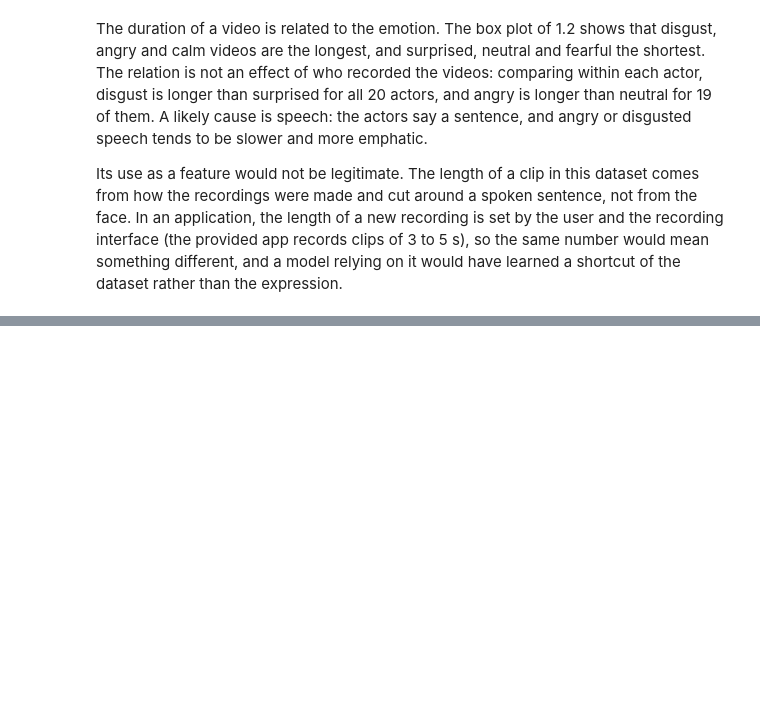
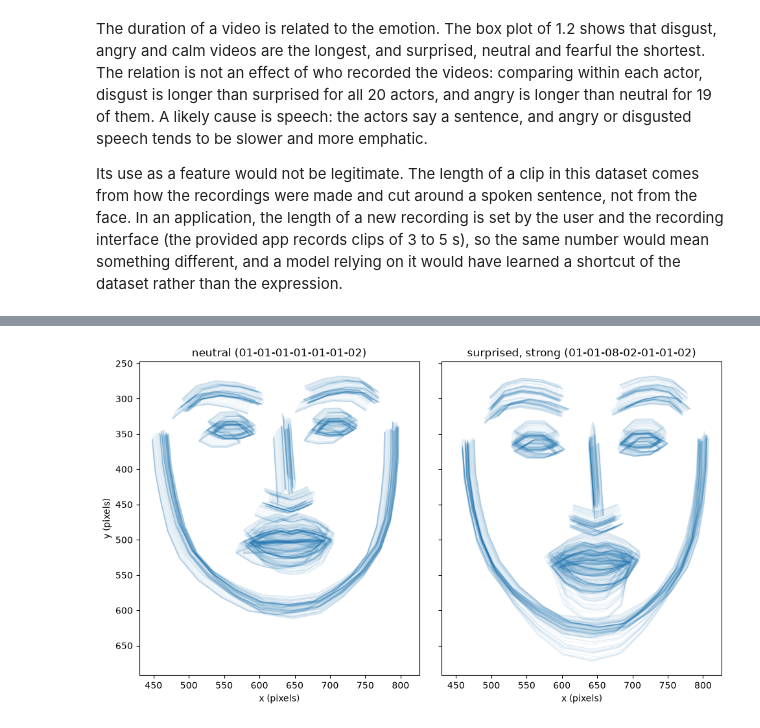
Before and after one commit to migasantunes/Emotion_Recognition, a Jupyter notebook: notebooks/01_data.ipynb, the cells around one changed output, grey strips where cells are left out. Drawn from its saved outputs; the diff is of its cells as text; code cells hidden in the pictures; blank space fills up the shorter version.

```diff
--- a/notebooks/01_data.ipynb
+++ b/notebooks/01_data.ipynb
@@ -135,0 +151,13 @@ Its use as a feature would not be legitimate. The length of a clip in this datas
+# %%
+fig, axes = plt.subplots(1, 2, figsize=(10, 5.5), sharex=True, sharey=True)
+
+for ax, video_id, name in zip(axes, [neutral_id, surprised_id], ["neutral", "surprised, strong"]):
+    overlay_video(df[df["video_id"] == video_id], ax=ax)
+    ax.set_title(f"{name} ({video_id})")
+    ax.set_xlabel("x (pixels)")
+axes[0].set_ylabel("y (pixels)")
+
+plt.tight_layout()
+plt.show()
+# %% [output]
+[figure, added]
```
Also changed, not shown: parts of 4 cells of this notebook, 1 other file.
